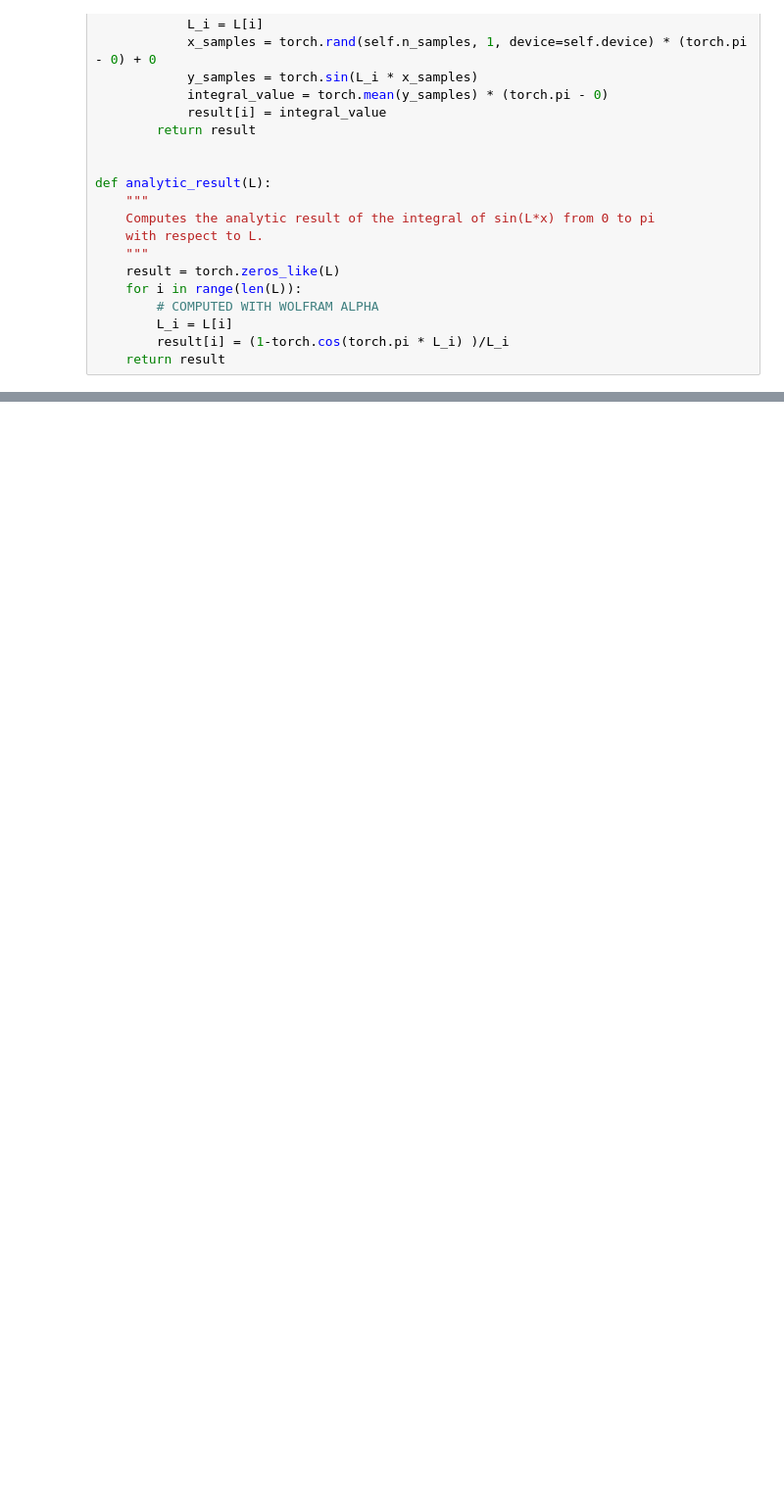
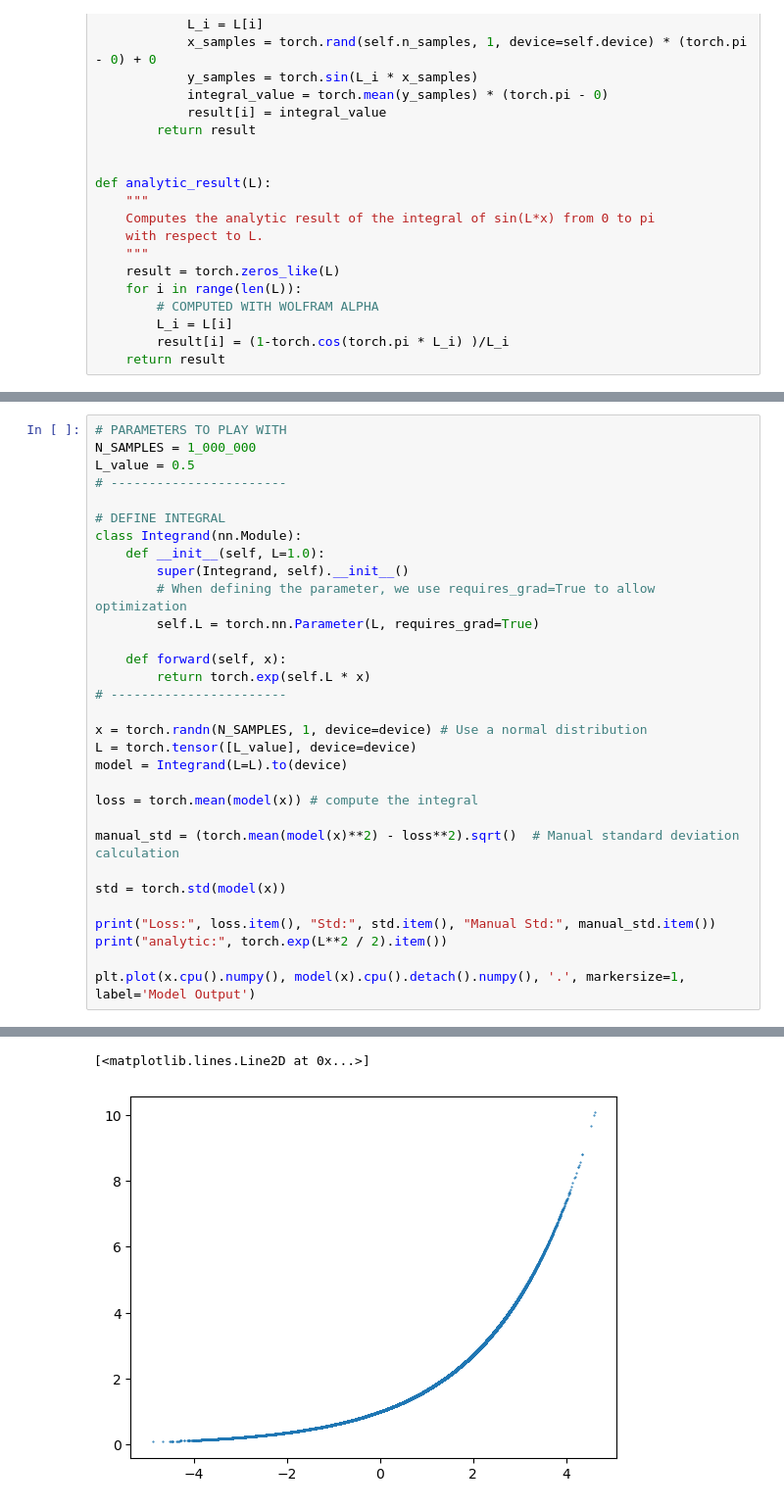
Before and after one commit to pfargas/qvarnet, a Jupyter notebook: notebooks/test_gradients_step_by_step.ipynb, the cells around one changed output, grey strips where cells are left out. Shown at 98% size. Saved outputs shown, nothing was run; the diff lists cells and outputs as text; blank space fills up the shorter version.

```diff
--- a/notebooks/test_gradients_step_by_step.ipynb
+++ b/notebooks/test_gradients_step_by_step.ipynb
@@ -204,0 +236,32 @@ plt.legend()
+# %%
+# PARAMETERS TO PLAY WITH
+N_SAMPLES = 1_000_000
+L_value = 0.5
+# -----------------------
+
+# DEFINE INTEGRAL
+class Integrand(nn.Module):
+    def __init__(self, L=1.0):
+        super(Integrand, self).__init__()
+        # When defining the parameter, we use requires_grad=True to allow optimization
+        self.L = torch.nn.Parameter(L, requires_grad=True)
+
+    def forward(self, x):
+        return torch.exp(self.L * x)
+# -----------------------
+
+x = torch.randn(N_SAMPLES, 1, device=device) # Use a normal distribution
+L = torch.tensor([L_value], device=device)
+model = Integrand(L=L).to(device)
+
+loss = torch.mean(model(x)) # compute the integral
+
+manual_std = (torch.mean(model(x)**2) - loss**2).sqrt()  # Manual standard deviation calculation
+
+std = torch.std(model(x))
+
+print("Loss:", loss.item(), "Std:", std.item(), "Manual Std:", manual_std.item())
+print("analytic:", torch.exp(L**2 / 2).item())
+
+plt.plot(x.cpu().numpy(), model(x).cpu().detach().numpy(), '.', markersize=1, label='Model Output')
+# %% [output]
@@ -204,0 +270,2 @@ plt.legend()
+[<matplotlib.lines.Line2D at 0x...>]
+[figure, added]
```
Also changed, not shown: parts of 10 cells of this notebook.
